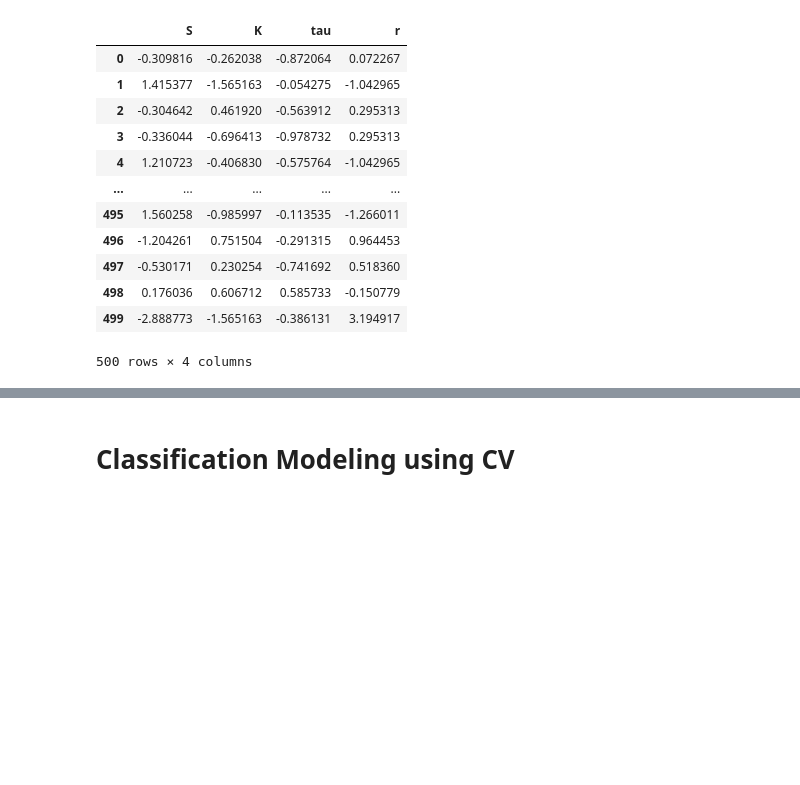
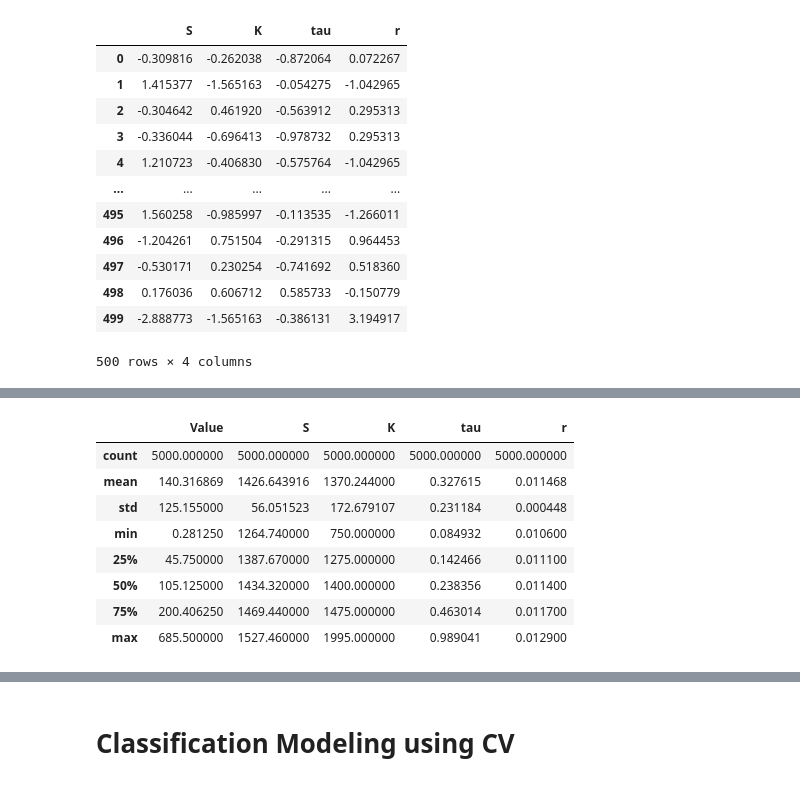
Before and after one commit to murtadhamr/dso530-applied-modern-statistical-learning-methods, a Jupyter notebook: Final Project.ipynb, the cells around one changed output, grey strips where cells are left out. Saved outputs shown, nothing was run; the diff lists cells and outputs as text; code cells hidden in the pictures; blank space fills up the shorter version.

```diff
--- a/Final Project - Classification.ipynb
+++ b/Final Project.ipynb
@@ -391,0 +408,12 @@ array([551.825  , 566.81   , 551.825  , 551.825  , 566.81   , 566.81   ,
+# %%
+df_train.describe()
+# %% [output]
+|  | Value | S | K | tau | r |
+| count | 5000.000000 | 5000.000000 | 5000.000000 | 5000.000000 | 5000.000000 |
+| mean | 140.316869 | 1426.643916 | 1370.244000 | 0.327615 | 0.011468 |
+| std | 125.155000 | 56.051523 | 172.679107 | 0.231184 | 0.000448 |
+| min | 0.281250 | 1264.740000 | 750.000000 | 0.084932 | 0.010600 |
+| 25% | 45.750000 | 1387.670000 | 1275.000000 | 0.142466 | 0.011100 |
+| 50% | 105.125000 | 1434.320000 | 1400.000000 | 0.238356 | 0.011400 |
+| 75% | 200.406250 | 1469.440000 | 1475.000000 | 0.463014 | 0.011700 |
+| max | 685.500000 | 1527.460000 | 1995.000000 | 0.989041 | 0.012900 |
```
Also changed, not shown: parts of 21 cells of this notebook, 3 other files.
